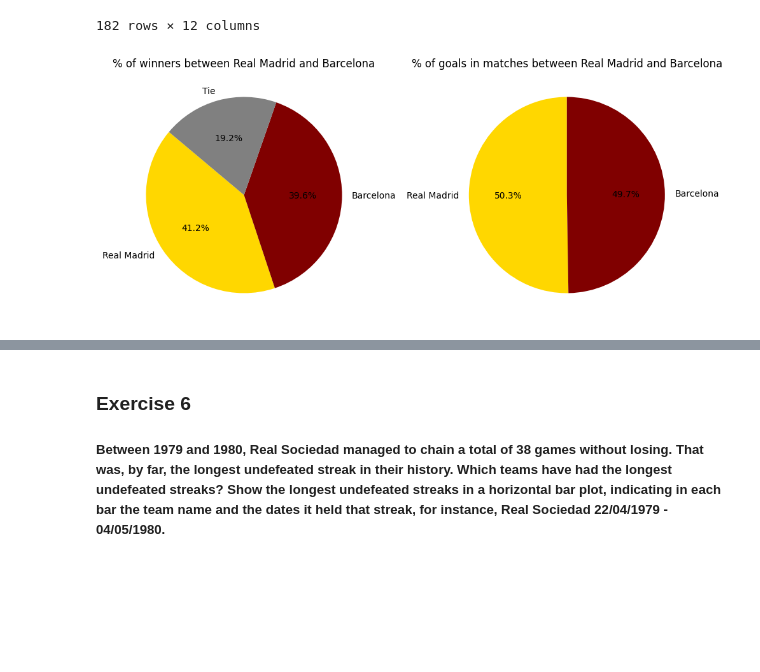
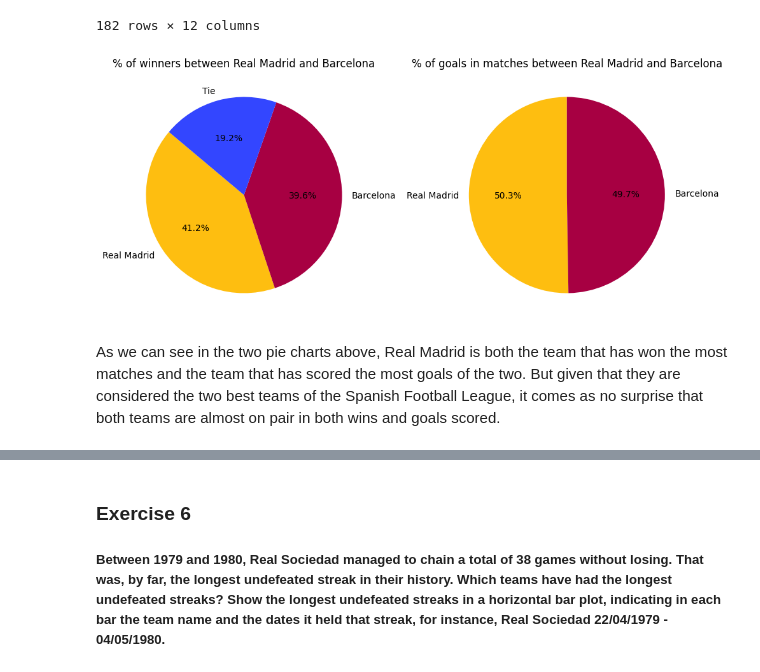
Before and after one commit to tinchit0/la-quiniela, a Jupyter notebook: analysis/LaLigaDataAnalysis2.ipynb, the cells around one changed output, grey strips where cells are left out. Saved outputs shown, nothing was run; the diff lists cells and outputs as text; code cells hidden in the pictures; blank space fills up the shorter version.

```diff
--- a/analysis/LaLigaDataAnalysis2.ipynb
+++ b/analysis/LaLigaDataAnalysis2.ipynb
@@ -29,0 +10,6 @@ df
+# %%
+con = sqlite3.connect("laliga.sqlite")
+query = "SELECT * from 'MATCHES'"
+df = pd.read_sql_query(query, con)
+con.close()
+df
@@ -379,19 +457,20 @@ result = ['Real Madrid', 'Barcelona', 'Tie']
 win_counts = [winners_count['Real Madrid'], winners_count['Barcelona'], winners_count['Tie']]
 goals = [realmadrid_goals, barcelona_goals]
 # %%
-# Plotting the pie chart for match outcomes (Real Madrid Wins, Barcelona Wins, Ties)
 plt.figure(figsize=(12, 5))
 plt.subplot(1, 2, 1)
-plt.pie(win_counts, labels=result, autopct='%1.1f%%', startangle=140, colors=['gold', 'maroon', 'grey'])
+colors_hex = ['#FEBE10', '#A70042', '#3346FF']
+plt.pie(win_counts, labels=result, autopct='%1.1f%%', startangle=140, colors=colors_hex)
 plt.title('% of winners between Real Madrid and Barcelona')
 
-# Plotting the pie chart for total goals (Real Madrid, Barcelona)
 plt.subplot(1, 2, 2)
-plt.pie(goals, labels=['Real Madrid', 'Barcelona'], autopct='%1.1f%%', startangle=90, colors=['gold', 'maroon'])
+plt.pie(goals, labels=['Real Madrid', 'Barcelona'], autopct='%1.1f%%', startangle=90, colors=['#FEBE10', '#A70042'])
 plt.title('% of goals in matches between Real Madrid and Barcelona')
 plt.show()
 # %% [output]
-[figure, old version]
+[figure, new version]
+# %% [markdown]
+As we can see in the two pie charts above, Real Madrid is both the team that has won the most matches and the team that has scored the most goals of the two. But given that they are considered the two best teams of the Spanish Football League, it comes as no surprise that both teams are almost on pair in both wins and goals scored.
 # %%
 def plot_direct_confrontations_stats(team1, team2):
 
```
Also changed, not shown: parts of 32 cells of this notebook.
